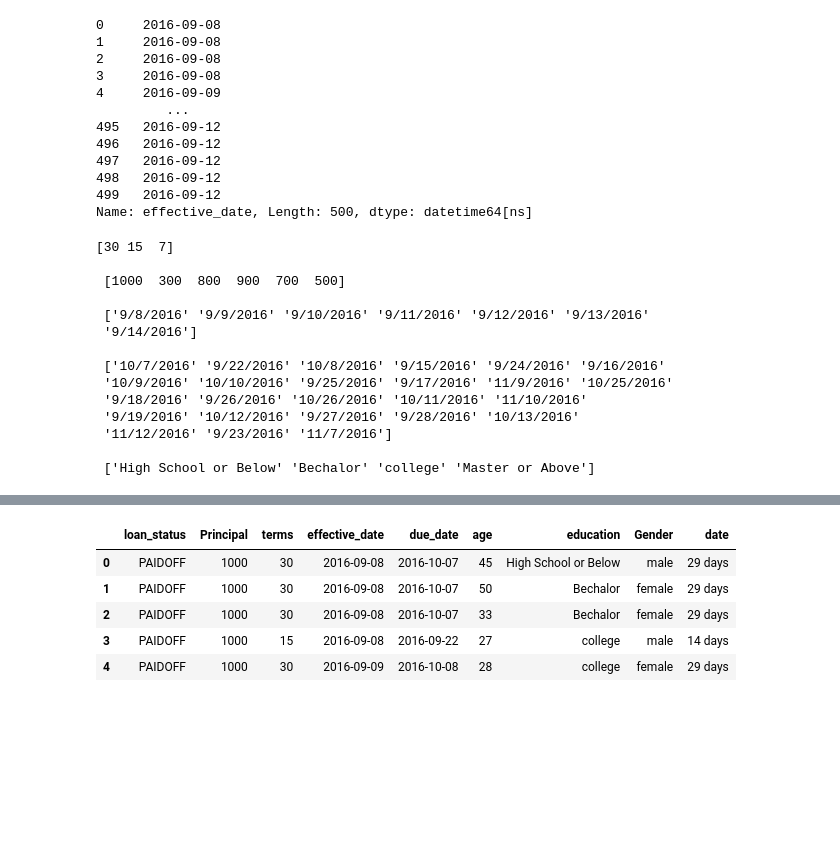
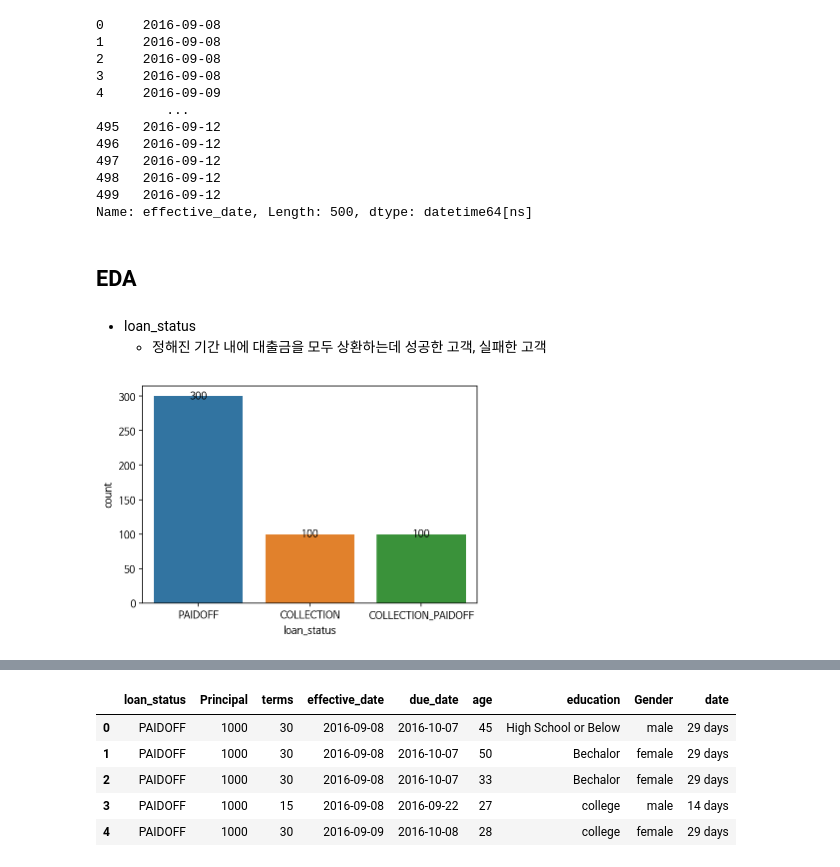
Before and after one commit to seonwoojh/KaggleStruggle, a Jupyter notebook: Kaggle_Loan_Data_Classification.ipynb, the cells around one changed output, grey strips where cells are left out. Drawn from its saved outputs; the diff is of its cells as text; code cells hidden in the pictures; blank space fills up the shorter version.

```diff
--- a/Kaggle_Loan_Data_Classification.ipynb
+++ b/Kaggle_Loan_Data_Classification.ipynb
@@ -127,26 +149,18 @@ df['effective_date'].astype('datetime64')
 498   2016-09-12
 499   2016-09-12
 Name: effective_date, Length: 500, dtype: datetime64[ns]
-# %%
-# 개별 유니크 값 확인
-
-print(df['terms'].unique())
-print('\n',df['Principal'].unique())
-print('\n',df['effective_date'].unique())
-print('\n',df['due_date'].unique())
-print('\n',df['education'].unique())
-# %% [output]
-[30 15  7]
-
- [1000  300  800  900  700  500]
-
- ['9/8/2016' '9/9/2016' '9/10/2016' '9/11/2016' '9/12/2016' '9/13/2016'
- '9/14/2016']
-
- ['10/7/2016' '9/22/2016' '10/8/2016' '9/15/2016' '9/24/2016' '9/16/2016'
- '10/9/2016' '10/10/2016' '9/25/2016' '9/17/2016' '11/9/2016' '10/25/2016'
- '9/18/2016' '9/26/2016' '10/26/2016' '10/11/2016' '11/10/2016'
- '9/19/2016' '10/12/2016' '9/27/2016' '9/28/2016' '10/13/2016'
- '11/12/2016' '9/23/2016' '11/7/2016']
-
- ['High School or Below' 'Bechalor' 'college' 'Master or Above']
+# %% [markdown]
+## EDA
+# %% [markdown]
+* loan_status
+  - 정해진 기간 내에 대출금을 모두 상환하는데 성공한 고객, 실패한 고객
+# %%
+# 정해진 기간내에 대출금을 상환했는지 여부에 대한 시각화
+g = sns.countplot(data=df, x='loan_status')
+
+# 데이터레이블 값 표시를 위한 연산
+counts = df['loan_status'].value_counts()
+for i, val in enumerate(counts.index):
+    g.text(x=i, y=counts[i], s=counts[i],  horizontalalignment='center',verticalalignment='center')
+# %% [output]
+[figure, added]
```
Also changed, not shown: parts of 27 cells of this notebook.
